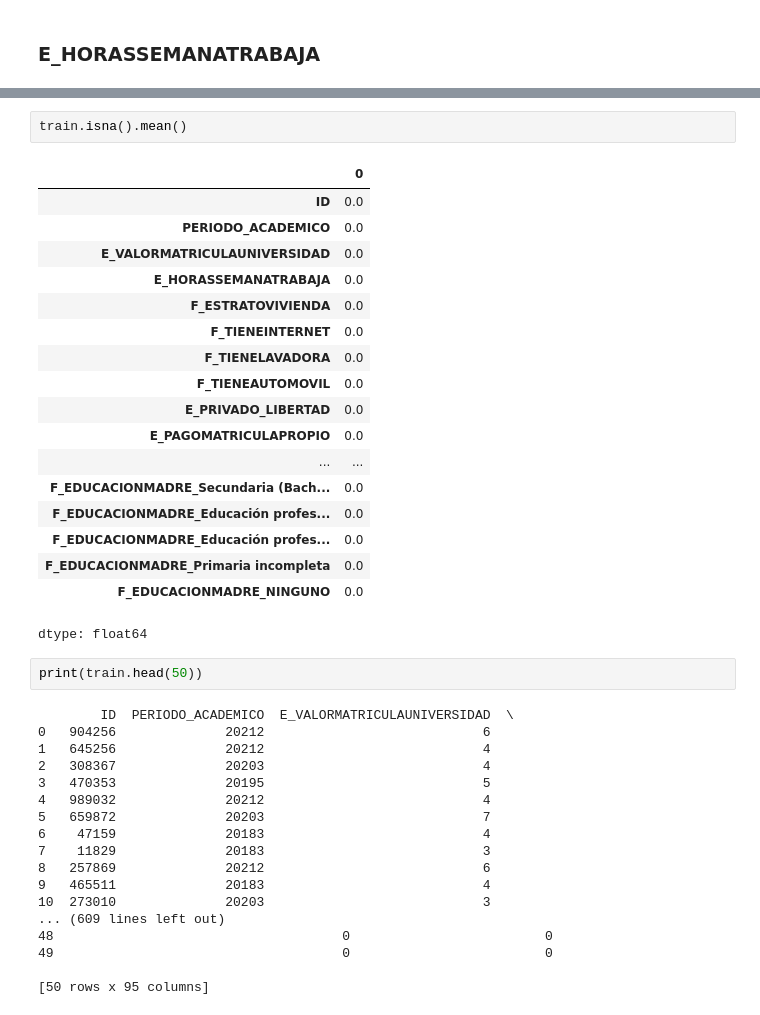
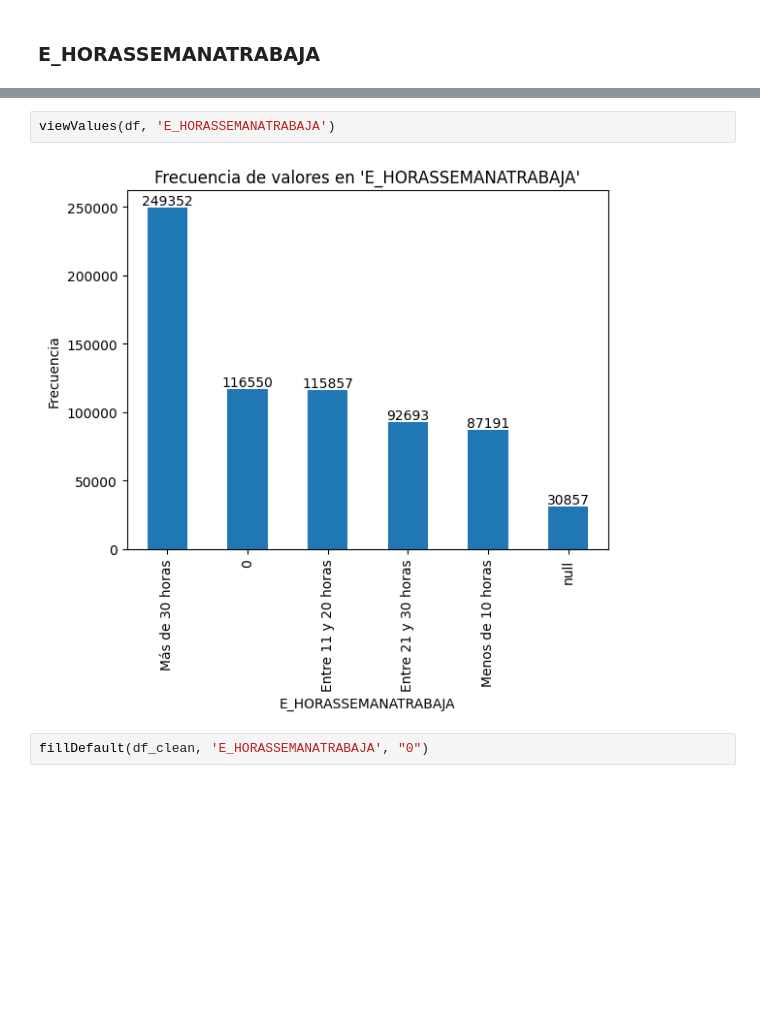
Before and after one commit to Thomascc123/Proyecto-Kaggle-Modelos, a Jupyter notebook: 02 - preprocesado.ipynb, the cells around one changed output, grey strips where cells are left out. Drawn from its saved outputs; the diff is of its cells as text; blank space fills up the shorter version.

```diff
--- a/02 - preprocesado.ipynb
+++ b/02 - preprocesado.ipynb
@@ -1384,41 +395,6 @@ Index(['ID', 'PERIODO_ACADEMICO', 'E_VALORMATRICULAUNIVERSIDAD',
-# %%
-train.isna().mean()
-# %% [output]
-|  | 0 |
-| ID | 0.0 |
-| PERIODO_ACADEMICO | 0.0 |
-| E_VALORMATRICULAUNIVERSIDAD | 0.0 |
-| E_HORASSEMANATRABAJA | 0.0 |
-| F_ESTRATOVIVIENDA | 0.0 |
-| F_TIENEINTERNET | 0.0 |
-| F_TIENELAVADORA | 0.0 |
-| F_TIENEAUTOMOVIL | 0.0 |
-| E_PRIVADO_LIBERTAD | 0.0 |
-| E_PAGOMATRICULAPROPIO | 0.0 |
-| ... | ... |
-| F_EDUCACIONMADRE_Secundaria (Bach... | 0.0 |
-| F_EDUCACIONMADRE_Educación profes... | 0.0 |
-| F_EDUCACIONMADRE_Educación profes... | 0.0 |
-| F_EDUCACIONMADRE_Primaria incompleta | 0.0 |
-| F_EDUCACIONMADRE_NINGUNO | 0.0 |
-dtype: float64
-# %%
-print(train.head(50))
-# %% [output]
-        ID  PERIODO_ACADEMICO  E_VALORMATRICULAUNIVERSIDAD  \
-0   904256              20212                            6
-1   645256              20212                            4
-2   308367              20203                            4
-3   470353              20195                            5
-4   989032              20212                            4
-5   659872              20203                            7
-6    47159              20183                            4
-7    11829              20183                            3
-8   257869              20212                            6
-9   465511              20183                            4
-10  273010              20203                            3
-... (609 lines left out)
-48                                     0                         0
-49                                     0                         0
-
-[50 rows x 95 columns]
+# %%
+viewValues(df, 'E_HORASSEMANATRABAJA')
+# %% [output]
+[figure, added]
+# %%
+fillDefault(df_clean, 'E_HORASSEMANATRABAJA', "0")
```
Also changed, not shown: parts of 278 cells of this notebook.
